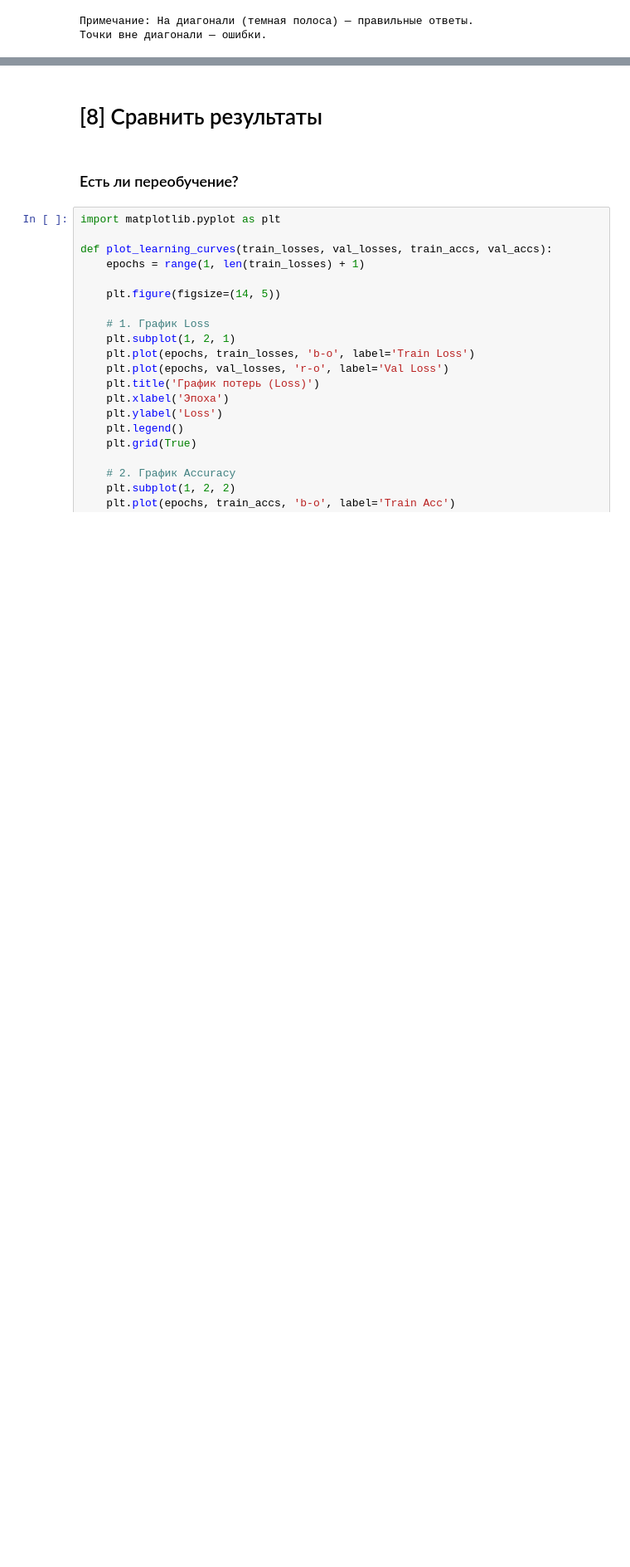
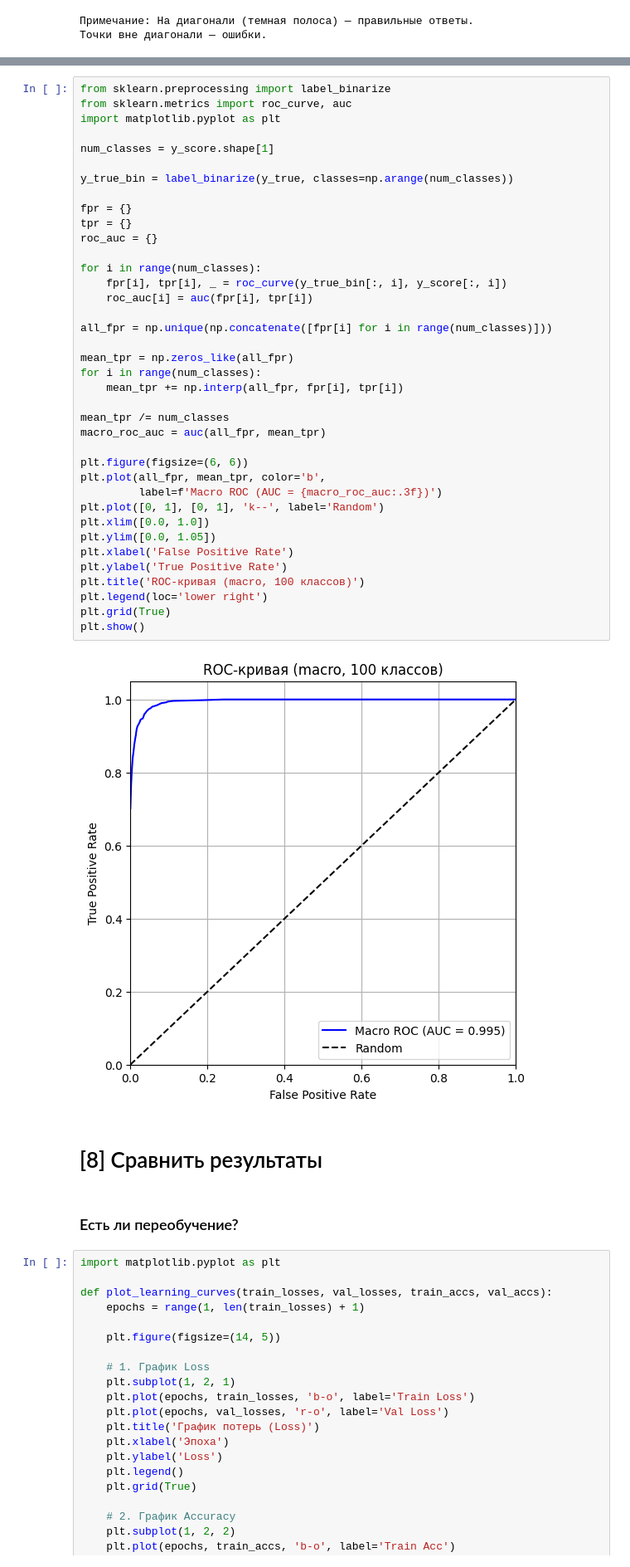
Before and after one commit to druol/PythonML, a Jupyter notebook: laba_5/laba_5.ipynb, the cells around one changed output, grey strips where cells are left out. Shown at 83% size. Saved outputs shown, nothing was run; the diff lists cells and outputs as text; blank space fills up the shorter version.

```diff
--- a/laba_5/laba_5.ipynb
+++ b/laba_5/laba_5.ipynb
@@ -541,3 +551,43 @@ print("Точки вне диагонали — ошибки.")
+# %%
+from sklearn.preprocessing import label_binarize
+from sklearn.metrics import roc_curve, auc
+import matplotlib.pyplot as plt
+
+num_classes = y_score.shape[1]
+
+y_true_bin = label_binarize(y_true, classes=np.arange(num_classes))
+
+fpr = {}
+tpr = {}
+roc_auc = {}
+
+for i in range(num_classes):
+    fpr[i], tpr[i], _ = roc_curve(y_true_bin[:, i], y_score[:, i])
+    roc_auc[i] = auc(fpr[i], tpr[i])
+
+all_fpr = np.unique(np.concatenate([fpr[i] for i in range(num_classes)]))
+
+mean_tpr = np.zeros_like(all_fpr)
+for i in range(num_classes):
+    mean_tpr += np.interp(all_fpr, fpr[i], tpr[i])
+
+mean_tpr /= num_classes
+macro_roc_auc = auc(all_fpr, mean_tpr)
+
+plt.figure(figsize=(6, 6))
+plt.plot(all_fpr, mean_tpr, color='b',
+         label=f'Macro ROC (AUC = {macro_roc_auc:.3f})')
+plt.plot([0, 1], [0, 1], 'k--', label='Random')
+plt.xlim([0.0, 1.0])
+plt.ylim([0.0, 1.05])
+plt.xlabel('False Positive Rate')
+plt.ylabel('True Positive Rate')
+plt.title('ROC‑кривая (macro, 100 классов)')
+plt.legend(loc='lower right')
+plt.grid(True)
+plt.show()
+# %% [output]
+[figure, added]
 # %% [markdown]
 # [8] Сравнить результаты
 # %% [markdown]
```
Also changed, not shown: parts of 3 cells of this notebook, 2 other files.
